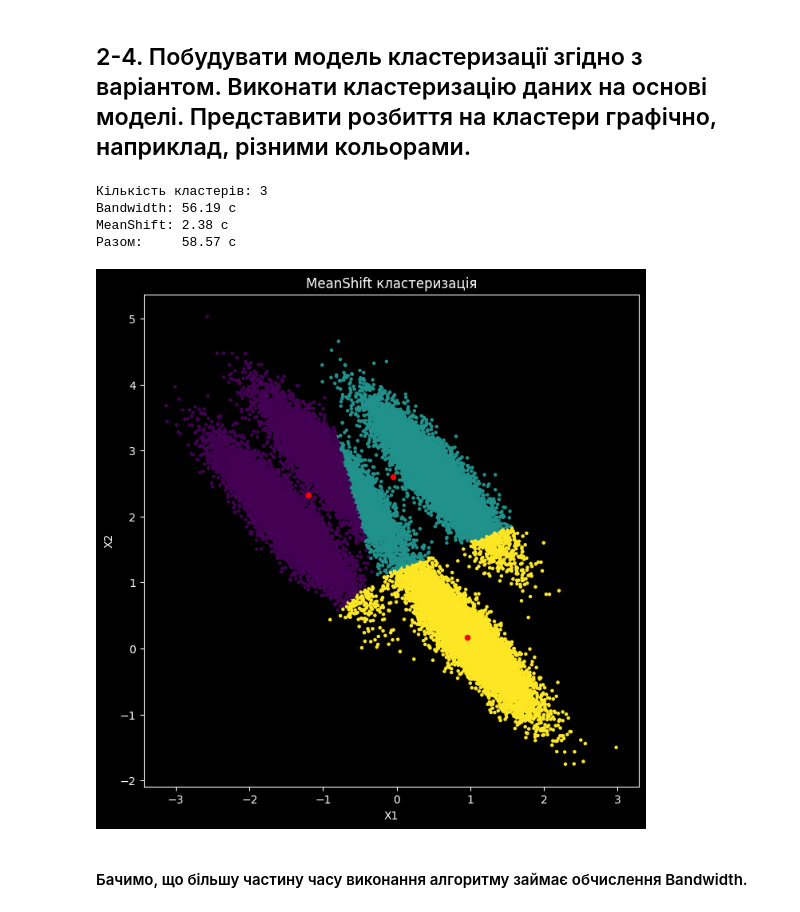
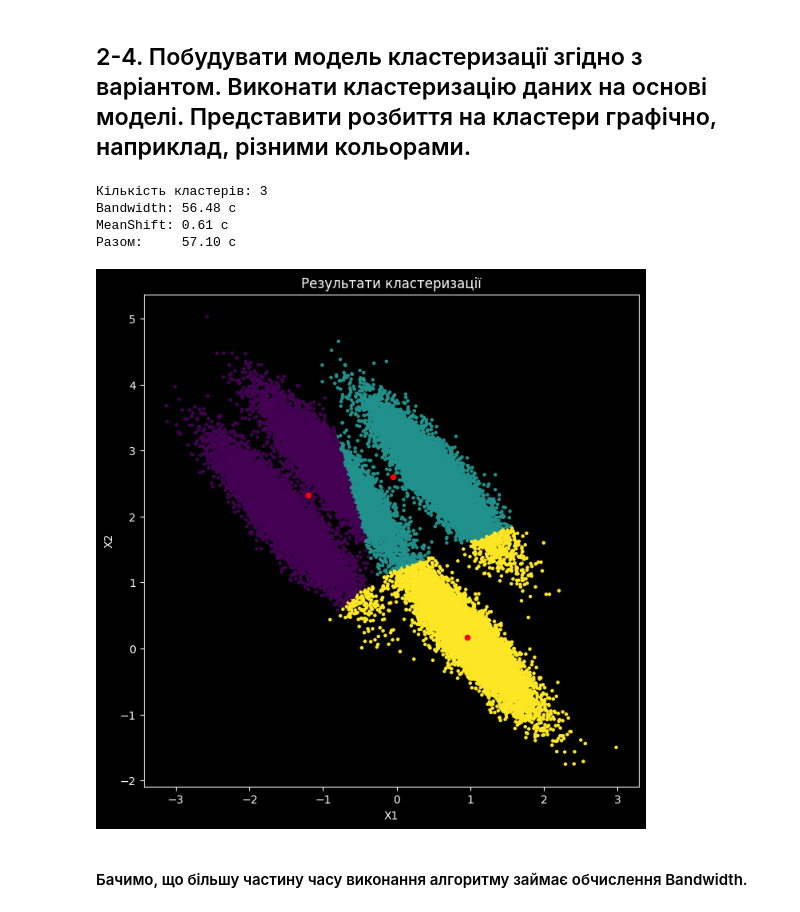
Before and after one commit to MykhailoTymoshenko/iad-4, a Jupyter notebook: main.ipynb, the cells around one changed output. Drawn from its saved outputs; the diff is of its cells as text; code cells hidden in the pictures.

```diff
--- a/main.ipynb
+++ b/main.ipynb
@@ -79,33 +79,33 @@ plt.show()
 # %%
 t1 = time.time()
 bw = estimate_bandwidth(X, quantile=0.2)
 t2 = time.time()
 ms = MeanShift(bandwidth=bw, bin_seeding=True)
 ms.fit(X)
 t3 = time.time()
 
 labels = ms.labels_
 centers = ms.cluster_centers_
 n_clusters = len(np.unique(labels))
 
 print(f"Кількість кластерів: {n_clusters}")
 print(f"Bandwidth: {t2 - t1:.2f} c")
 print(f"MeanShift: {t3 - t2:.2f} c")
 print(f"Разом:     {t3 - t1:.2f} c\n")
 
 plt.figure(figsize=(8, 8))
 plt.scatter(X[:, 0], X[:, 1], c=labels, s=5, cmap='viridis')
 plt.scatter(centers[:, 0], centers[:, 1], c='red', s=20, marker='o')
-plt.title("MeanShift кластеризація")
+plt.title("Результати кластеризації")
 plt.xlabel("X1")
 plt.ylabel("X2")
 plt.show()
 # %% [output]
 Кількість кластерів: 3
-Bandwidth: 56.19 c
-MeanShift: 2.38 c
-Разом:     58.57 c
+Bandwidth: 56.48 c
+MeanShift: 0.61 c
+Разом:     57.10 c
-[figure, old version]
+[figure, new version]
 # %% [markdown]
 #### Бачимо, що більшу частину часу виконання алгоритму займає обчислення Bandwidth.
 # %% [markdown]
```
Also changed, not shown: parts of 20 cells of this notebook.
